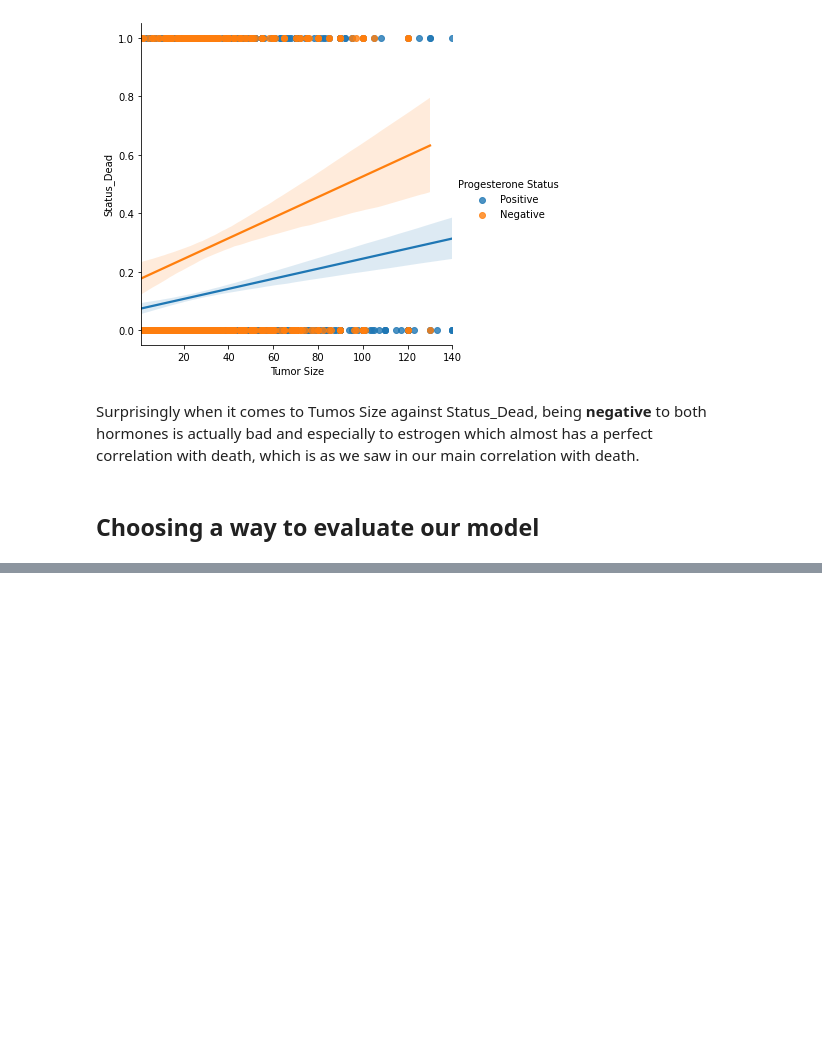
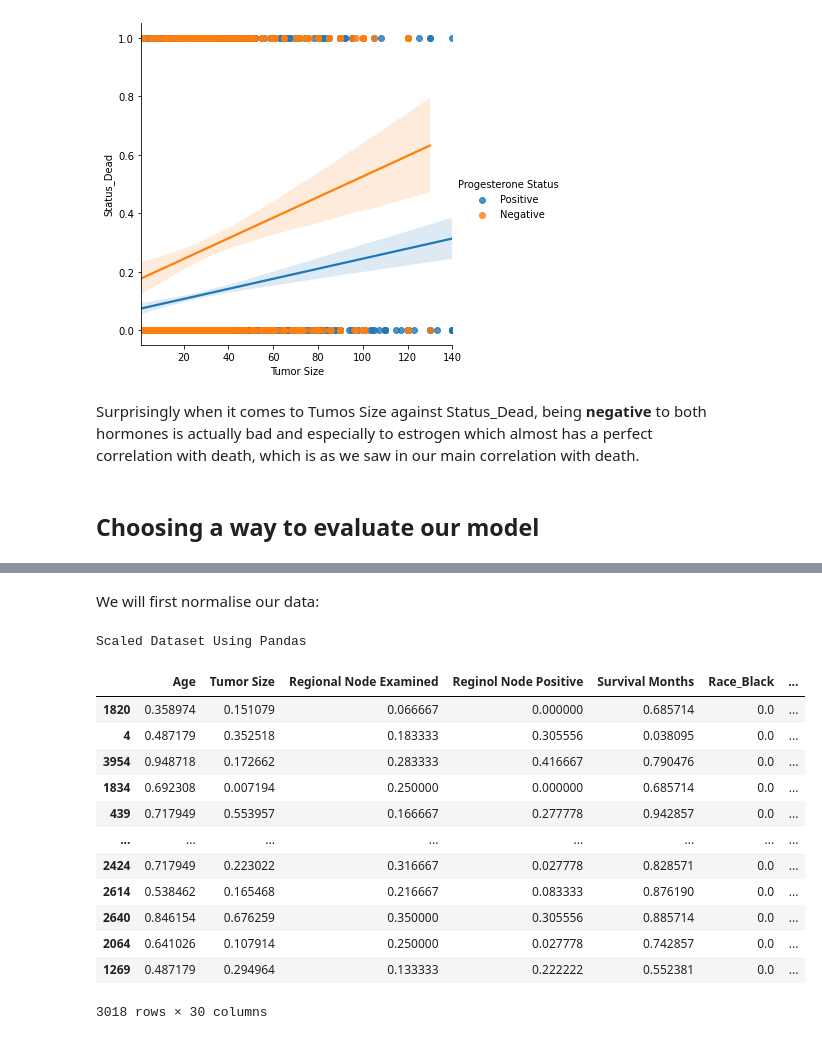
Before and after one commit to MayaHayat/BreastCancer_Classification, a Jupyter notebook: Breast Cancer.ipynb, the cells around one changed output, grey strips where cells are left out. Saved outputs shown, nothing was run; the diff lists cells and outputs as text; code cells hidden in the pictures; blank space fills up the shorter version.

```diff
--- a/Breast Cancer.ipynb
+++ b/Breast Cancer.ipynb
@@ -736,0 +681,23 @@ After having splitting our data into 75% train and 25% test data, we have normal
+# %% [markdown]
+We will first normalise our data:
+# %%
+df = x_train.drop(['Marital Status_Divorced', 'Marital Status_Married (including common law)', 'Marital Status_Separated', 'Marital Status_Single (never married)', 'Marital Status_Widowed'], axis=1)
+df_xtrain_norm = (df-df.min())/(df.max()-df.min())
+
+print("Scaled Dataset Using Pandas")
+df_xtrain_norm
+# %% [output]
+Scaled Dataset Using Pandas
+|  | Age | Tumor Size | Regional Node Examined | Reginol Node Positive | Survival Months | Race_Black | ... |
+| 1820 | 0.358974 | 0.151079 | 0.066667 | 0.000000 | 0.685714 | 0.0 | ... |
+| 4 | 0.487179 | 0.352518 | 0.183333 | 0.305556 | 0.038095 | 0.0 | ... |
+| 3954 | 0.948718 | 0.172662 | 0.283333 | 0.416667 | 0.790476 | 0.0 | ... |
+| 1834 | 0.692308 | 0.007194 | 0.250000 | 0.000000 | 0.685714 | 0.0 | ... |
+| 439 | 0.717949 | 0.553957 | 0.166667 | 0.277778 | 0.942857 | 0.0 | ... |
+| ... | ... | ... | ... | ... | ... | ... | ... |
+| 2424 | 0.717949 | 0.223022 | 0.316667 | 0.027778 | 0.828571 | 0.0 | ... |
+| 2614 | 0.538462 | 0.165468 | 0.216667 | 0.083333 | 0.876190 | 0.0 | ... |
+| 2640 | 0.846154 | 0.676259 | 0.350000 | 0.305556 | 0.885714 | 0.0 | ... |
+| 2064 | 0.641026 | 0.107914 | 0.250000 | 0.027778 | 0.742857 | 0.0 | ... |
+| 1269 | 0.487179 | 0.294964 | 0.133333 | 0.222222 | 0.552381 | 0.0 | ... |
+3018 rows × 30 columns
```
Also changed, not shown: parts of 65 cells of this notebook.
